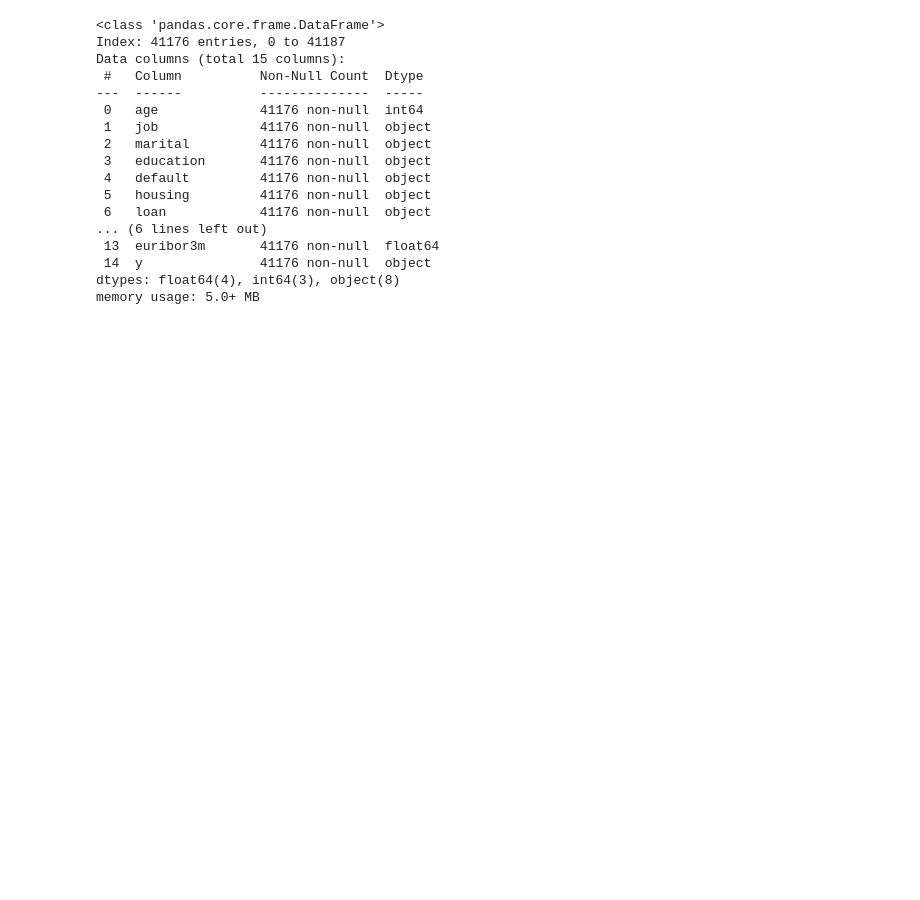
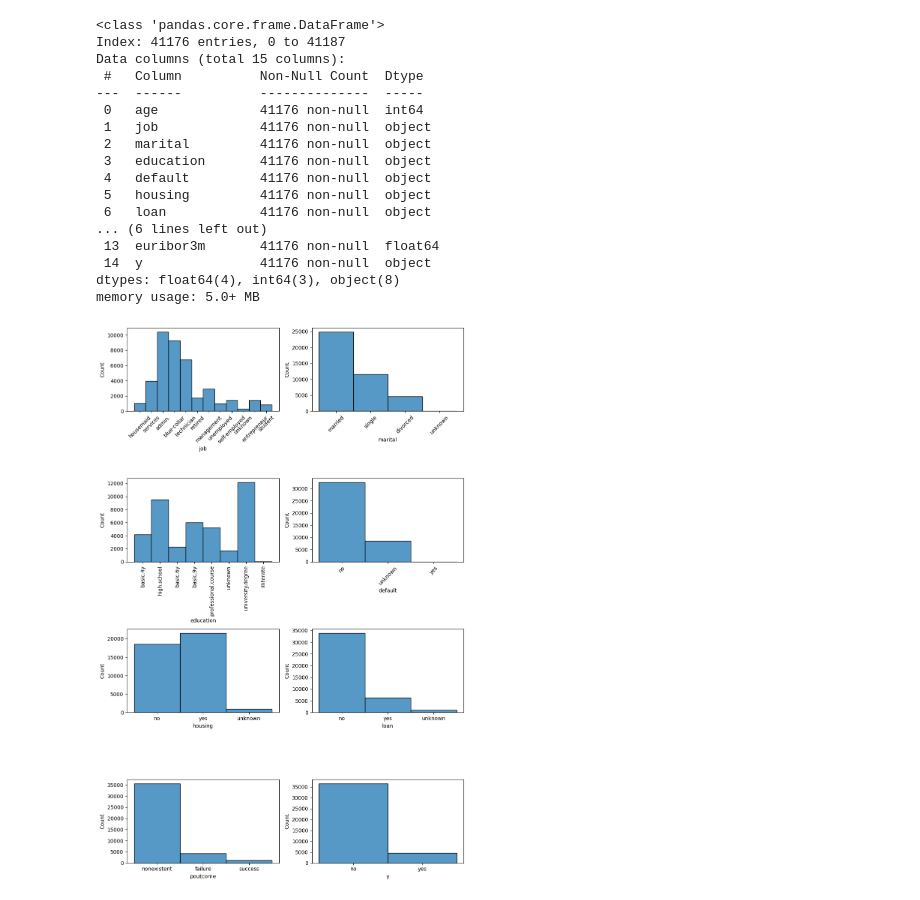
Before and after one commit to bartowen/mi_primer_model_ml, a Jupyter notebook: src/explore.ipynb, the cells around one changed output. Cells and saved outputs as stored; diff of their text form; code cells hidden in the pictures; blank space fills up the shorter version.

Commit message:
analisis univariante categorica

```diff
--- a/src/explore.ipynb
+++ b/src/explore.ipynb
@@ -128,3 +128,29 @@ Data columns (total 15 columns):
  14  y               41176 non-null  object
 dtypes: float64(4), int64(3), object(8)
 memory usage: 5.0+ MB
+# %%
+# Analisis univariante
+# Analisis Variables categoricas. Una variable categórica es un tipo de variable que puede tomar uno de un número limitado de categorías o grupos
+# Hay que usar Histograma e identificar cuales son categoricas
+# Variables Categoricas: job, marital, education, default, housing, loan, poutcome, y
+
+import matplotlib.pyplot as plt
+import seaborn as sns
+
+fig, axis = plt.subplots(4, 2, figsize = (10, 15))
+
+sns.histplot(ax= axis[0,0], data = df, x='job').tick_params(axis='x', rotation=45)
+sns.histplot(ax= axis[0,1], data = df, x='marital').tick_params(axis='x', rotation=45)
+sns.histplot(ax= axis[1,0], data = df, x='education').tick_params(axis='x', rotation=90)
+sns.histplot(ax= axis[1,1], data = df, x='default').tick_params(axis='x', rotation=45)
+sns.histplot(ax= axis[2,0], data = df, x='housing')
+sns.histplot(ax= axis[2,1], data = df, x='loan')
+sns.histplot(ax= axis[3,0], data = df, x='poutcome')
+sns.histplot(ax= axis[3,1], data = df, x='y')
+
+# Ajustar el layout
+plt.tight_layout()
+
+plt.show()
+# %% [output]
+[figure, added]
```
Also changed, not shown: parts of 2 cells of this notebook.
